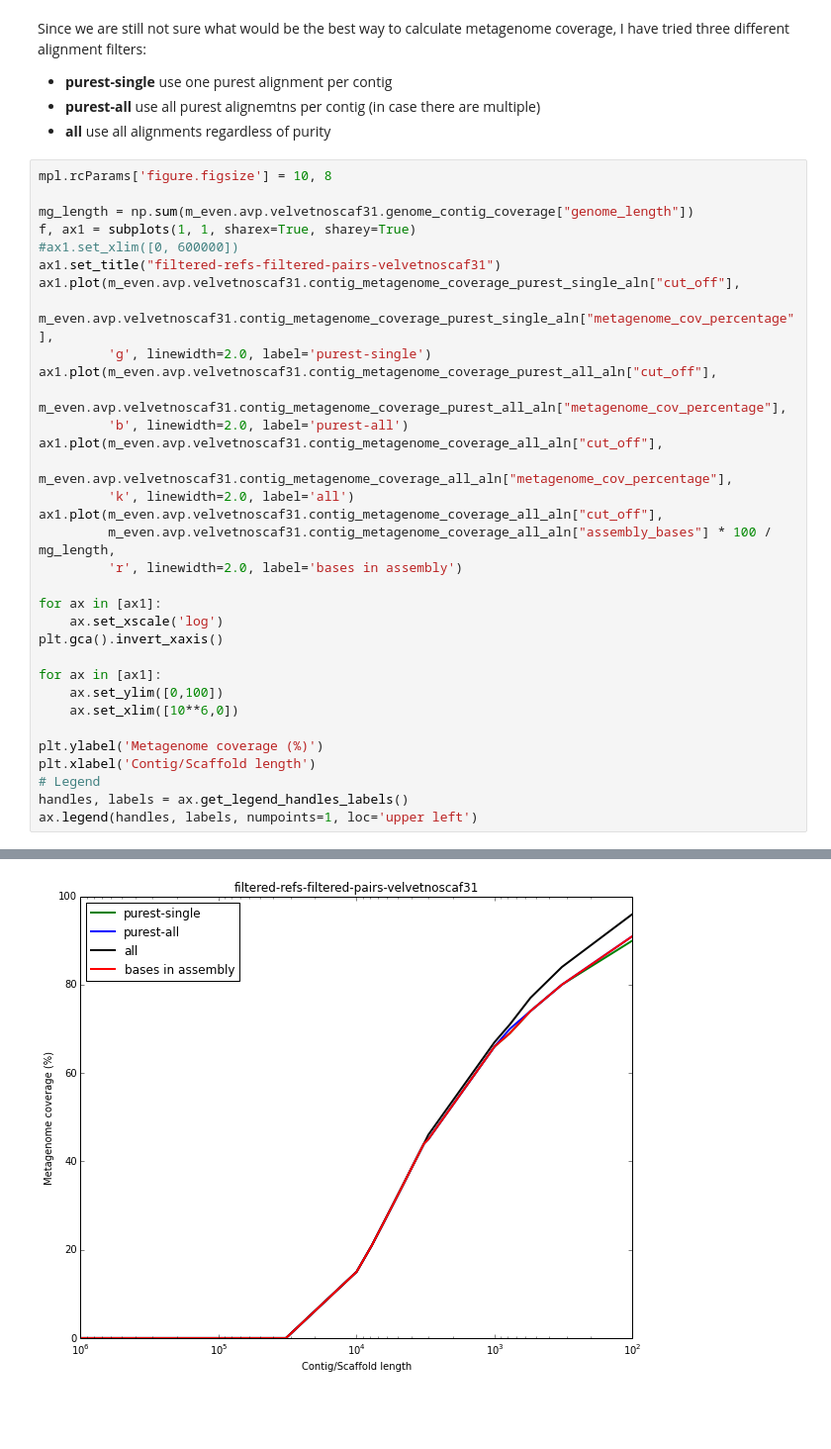
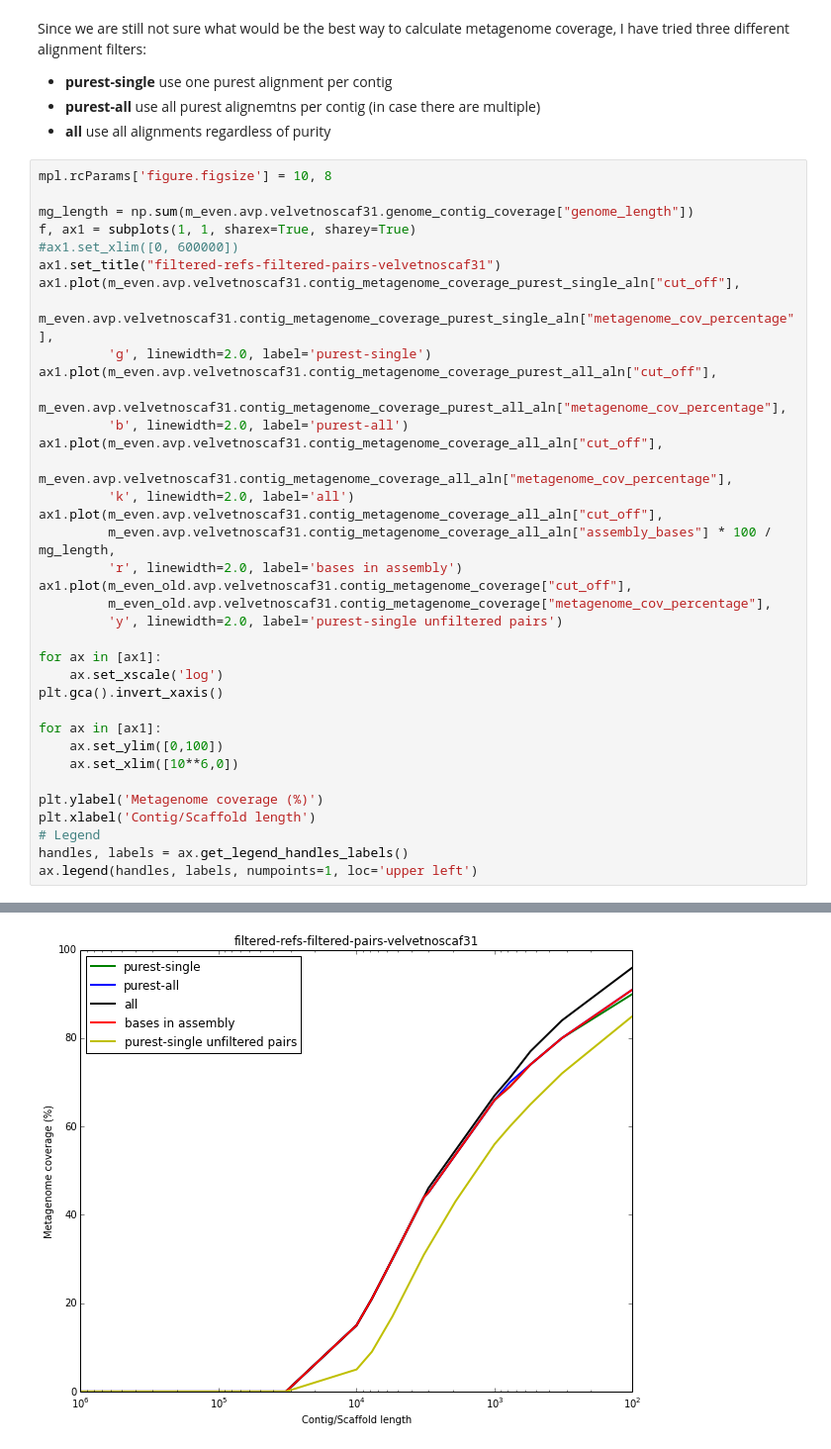
Before and after one commit to inodb/masmvali-publication, a Jupyter notebook: notebooks/LIMS1884-filtered-pairs-assemblies.ipynb, the cells around one changed output, grey strips where cells are left out. Shown at 99% size. Drawn from its saved outputs; the diff is of its cells as text; blank space fills up the shorter version.

Commit message:
Add old metagenome coverage line in plot

```diff
--- a/notebooks/LIMS1884-filtered-pairs-assemblies.ipynb
+++ b/notebooks/LIMS1884-filtered-pairs-assemblies.ipynb
@@ -159,32 +159,35 @@ f, ax1 = subplots(1, 1, sharex=True, sharey=True)
 #ax1.set_xlim([0, 600000])
 ax1.set_title("filtered-refs-filtered-pairs-velvetnoscaf31")
 ax1.plot(m_even.avp.velvetnoscaf31.contig_metagenome_coverage_purest_single_aln["cut_off"],
          m_even.avp.velvetnoscaf31.contig_metagenome_coverage_purest_single_aln["metagenome_cov_percentage"],
          'g', linewidth=2.0, label='purest-single')
 ax1.plot(m_even.avp.velvetnoscaf31.contig_metagenome_coverage_purest_all_aln["cut_off"],
          m_even.avp.velvetnoscaf31.contig_metagenome_coverage_purest_all_aln["metagenome_cov_percentage"],
          'b', linewidth=2.0, label='purest-all')
 ax1.plot(m_even.avp.velvetnoscaf31.contig_metagenome_coverage_all_aln["cut_off"],
          m_even.avp.velvetnoscaf31.contig_metagenome_coverage_all_aln["metagenome_cov_percentage"],
          'k', linewidth=2.0, label='all')
 ax1.plot(m_even.avp.velvetnoscaf31.contig_metagenome_coverage_all_aln["cut_off"],
          m_even.avp.velvetnoscaf31.contig_metagenome_coverage_all_aln["assembly_bases"] * 100 / mg_length,
          'r', linewidth=2.0, label='bases in assembly')
+ax1.plot(m_even_old.avp.velvetnoscaf31.contig_metagenome_coverage["cut_off"],
+         m_even_old.avp.velvetnoscaf31.contig_metagenome_coverage["metagenome_cov_percentage"],
+         'y', linewidth=2.0, label='purest-single unfiltered pairs')
 
 for ax in [ax1]:
     ax.set_xscale('log')
 plt.gca().invert_xaxis()
 
 for ax in [ax1]:
     ax.set_ylim([0,100])
     ax.set_xlim([10**6,0])
 
 plt.ylabel('Metagenome coverage (%)')
 plt.xlabel('Contig/Scaffold length')
 # Legend
 handles, labels = ax.get_legend_handles_labels()
 ax.legend(handles, labels, numpoints=1, loc='upper left')
 # %% [output]
 <matplotlib.legend.Legend at 0x...>
-[figure, old version]
+[figure, new version]
 # %% [markdown]
```
Also changed, not shown: parts of 1 cell of this notebook.
